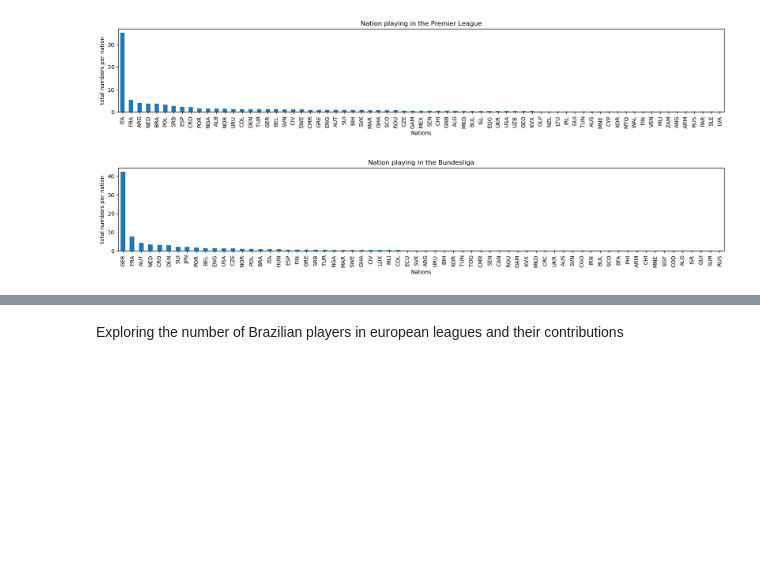
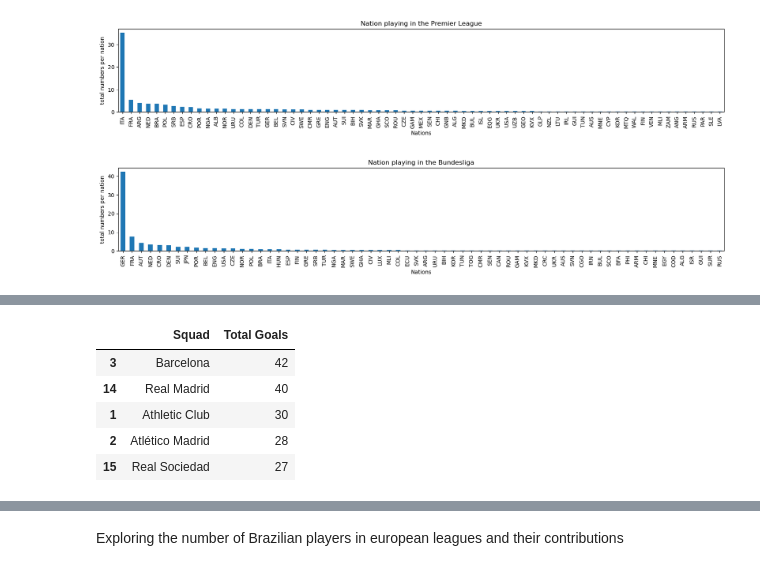
Before and after one commit to tiagoru/Football_Player_Stats, a Jupyter notebook: footbal_analysis.ipynb, the cells around one changed output, grey strips where cells are left out. Cells and saved outputs as stored; diff of their text form; code cells hidden in the pictures; blank space fills up the shorter version.

```diff
--- a/footbal_analysis.ipynb
+++ b/footbal_analysis.ipynb
@@ -214,0 +227,11 @@ plt.show()
+# %%
+top_team_LA = LA.groupby(['Squad'])['Goals'].sum().reset_index().rename(columns={'Goals':'Total Goals'})
+top_team_LA.sort_values(by='Total Goals', ascending = False, inplace = True)
+top_team_LA.head(5)
+# %% [output]
+|  | Squad | Total Goals |
+| 3 | Barcelona | 42 |
+| 14 | Real Madrid | 40 |
+| 1 | Athletic Club | 30 |
+| 2 | Atlético Madrid | 28 |
+| 15 | Real Sociedad | 27 |
```
Also changed, not shown: parts of 7 cells of this notebook.
